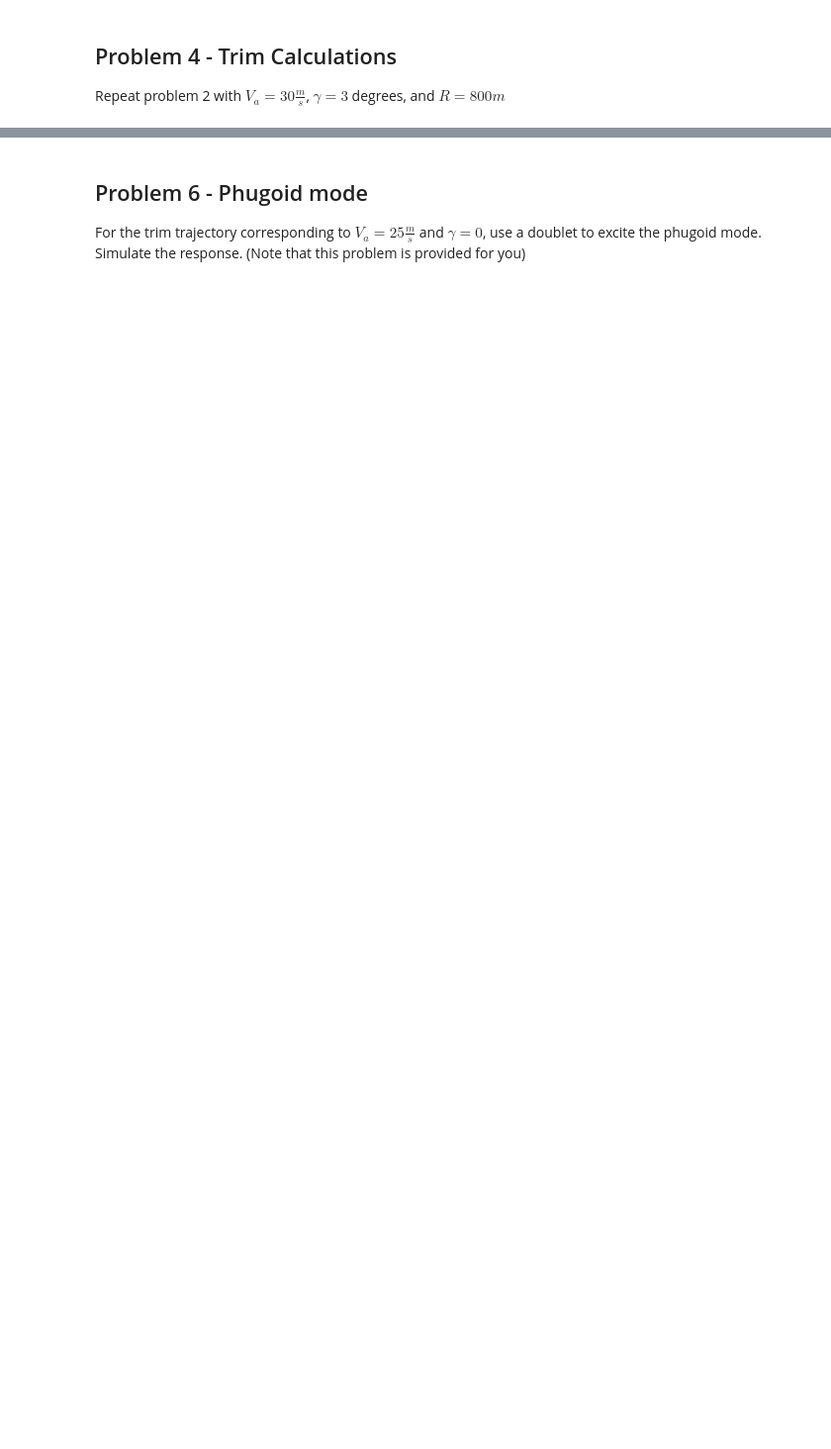
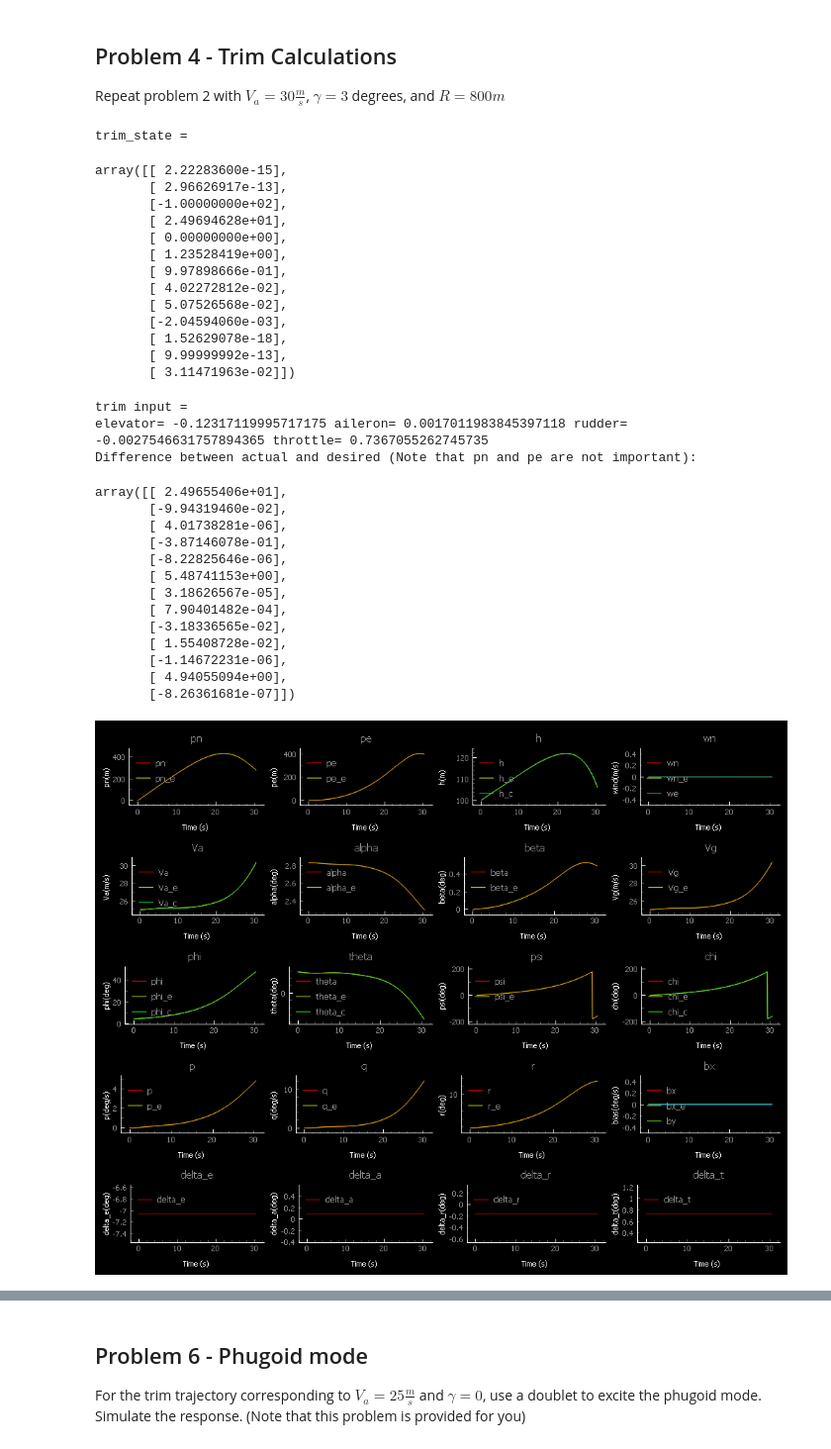
Before and after one commit to Rocketman-1969/MAE5330, a Jupyter notebook: mavsim_python/usu_assignments/ch05_linear_models.ipynb, the cells around one changed output, grey strips where cells are left out. Shown at 99% size. Saved outputs shown, nothing was run; the diff lists cells and outputs as text; code cells hidden in the pictures; blank space fills up the shorter version.

```diff
--- a/mavsim_python/usu_assignments/ch05_linear_models.ipynb
+++ b/mavsim_python/usu_assignments/ch05_linear_models.ipynb
@@ -132,0 +220,73 @@ print("Need to implement")
+# %%
+from mav_sim.chap3.mav_dynamics_euler import derivatives_euler,quat_state_to_euler_state
+# Create the trim state
+Va_trim = 25.
+gamma_trim = np.pi*3./180.
+R=800.
+trim_state, trim_input = compute_trim(state.convert_to_numpy(), Va_trim, gamma_trim,R)
+# Display the trim state and input
+print('trim_state = ')
+display(trim_state)
+print('trim input = ')
+trim_input.print()
+
+# Calculate the desired state dynamics
+desired_trim_state_dot=np.array(([0.],
+                        [0.],
+                        [-Va_trim*np.sin(gamma_trim)],
+                        [0.],
+                        [0.],
+                        [0.],
+                        [0.],
+                        [0.],
+                        [Va_trim/R*np.cos(gamma_trim)],
+                        [0.],
+                        [0.],
+                        [0.],))
+
+
+# Calculate the actual state dynamics
+[VaActual,alpha,beta,_]=update_velocity_data(trim_state)
+fm = forces_moments(trim_state,trim_input,Va_trim,0,0)
+f=derivatives_euler(quat_state_to_euler_state(trim_state),fm)
+
+# Display the difference
+f_diff = f - desired_trim_state_dot
+print("Difference between actual and desired (Note that pn and pe are not important):")
+display(f_diff)
+
+# Create a passthrough function for the trim input
+pass_delta2 = lambda sim_time: trim_input
+run_sim_and_display(pass_delta2, trim_state)
+# %% [output]
+trim_state =
+array([[ 2.22283600e-15],
+       [ 2.96626917e-13],
+       [-1.00000000e+02],
+       [ 2.49694628e+01],
+       [ 0.00000000e+00],
+       [ 1.23528419e+00],
+       [ 9.97898666e-01],
+       [ 4.02272812e-02],
+       [ 5.07526568e-02],
+       [-2.04594060e-03],
+       [ 1.52629078e-18],
+       [ 9.99999992e-13],
+       [ 3.11471963e-02]])
+trim input =
+elevator= -0.12317119995717175 aileron= 0.0017011983845397118 rudder= -0.0027546631757894365 throttle= 0.7367055262745735
+Difference between actual and desired (Note that pn and pe are not important):
+array([[ 2.49655406e+01],
+       [-9.94319460e-02],
+       [ 4.01738281e-06],
+       [-3.87146078e-01],
+       [-8.22825646e-06],
+       [ 5.48741153e+00],
+       [ 3.18626567e-05],
+       [ 7.90401482e-04],
+       [-3.18336565e-02],
+       [ 1.55408728e-02],
+       [-1.14672231e-06],
+       [ 4.94055094e+00],
+       [-8.26361681e-07]])
+[figure, added]
```
Also changed, not shown: parts of 14 cells of this notebook, 2 other files.
